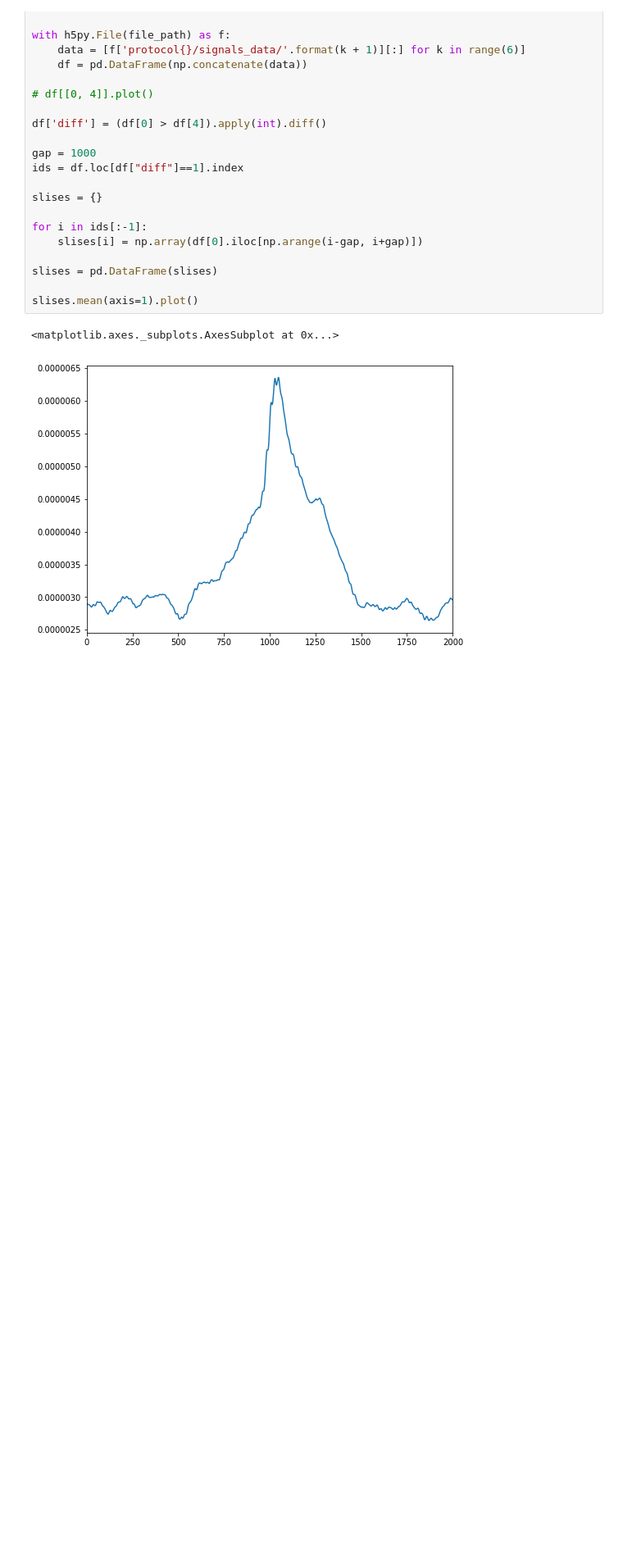
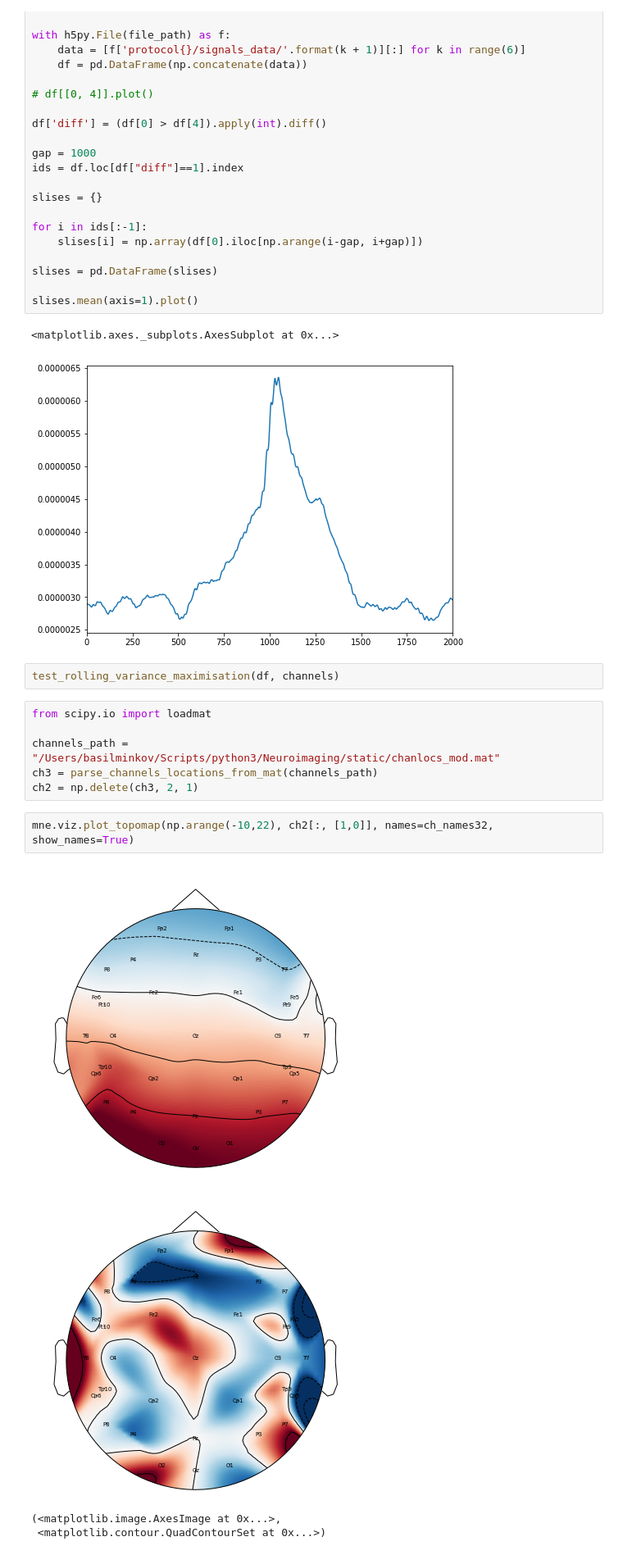
Before and after one commit to BasilMinkov/Jupyter-Notebooks, a Jupyter notebook: alpha_feedback/AlphaNFB_Subject1.ipynb, the cells around one changed output. Shown: that part at 82% size. Cells and saved outputs as stored; diff of their text form; blank space fills up the shorter version.

```diff
--- a/alpha_feedback/AlphaNFB_Subject1.ipynb
+++ b/alpha_feedback/AlphaNFB_Subject1.ipynb
@@ -76,3 +76,18 @@ slises.mean(axis=1).plot()
 # %% [output]
 <matplotlib.axes._subplots.AxesSubplot at 0x...>
 [figure]
+# %%
+test_rolling_variance_maximisation(df, channels)
+# %%
+from scipy.io import loadmat
+
+channels_path = "/Users/basilminkov/Scripts/python3/Neuroimaging/static/chanlocs_mod.mat"
+ch3 = parse_channels_locations_from_mat(channels_path)
+ch2 = np.delete(ch3, 2, 1)
+# %%
+mne.viz.plot_topomap(np.arange(-10,22), ch2[:, [1,0]], names=ch_names32, show_names=True)
+# %% [output]
+[figure, added]
+[figure, added]
+(<matplotlib.image.AxesImage at 0x...>,
+ <matplotlib.contour.QuadContourSet at 0x...>)
```
Also changed, not shown: parts of 6 cells of this notebook, 1 other file.
